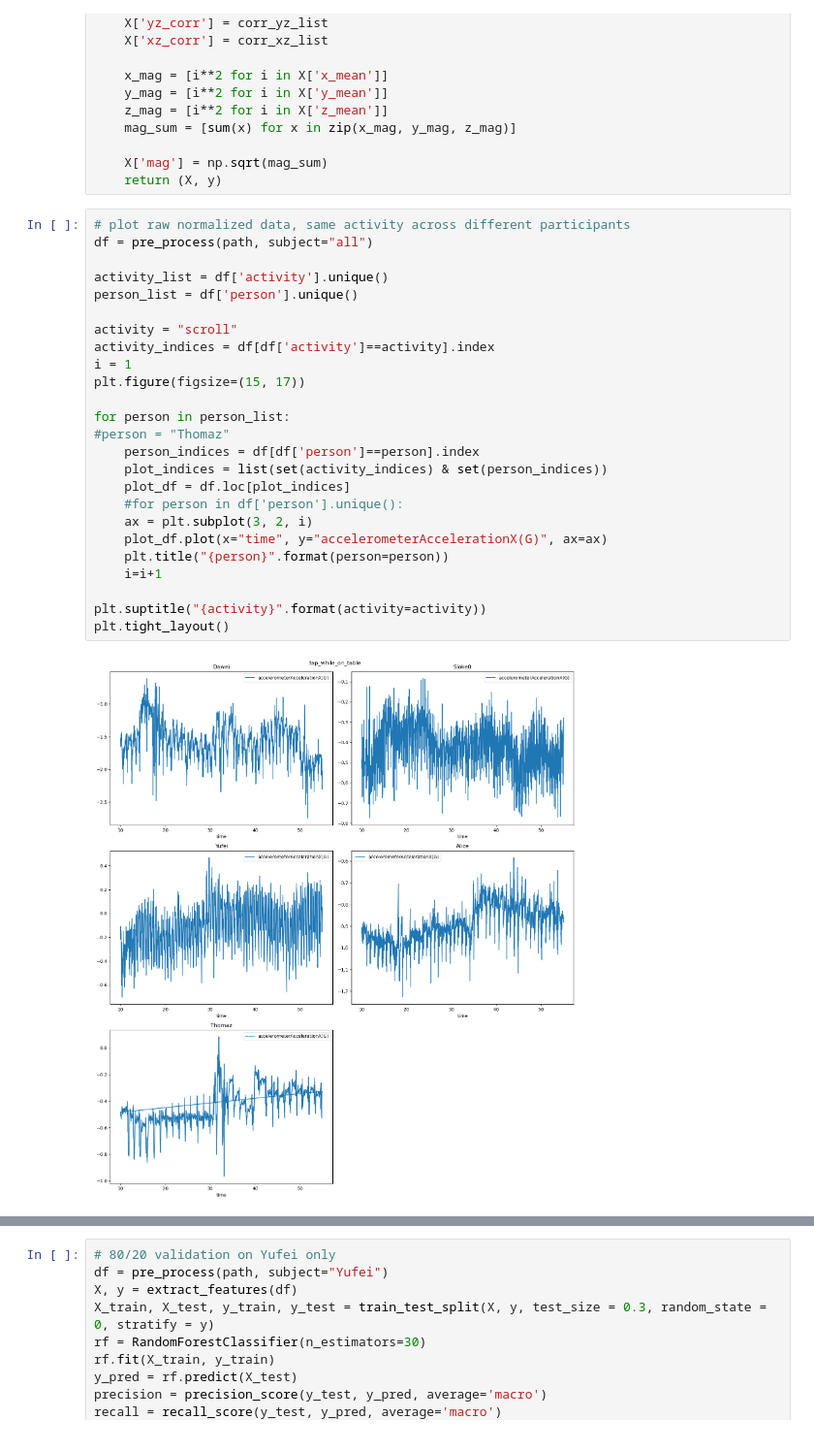
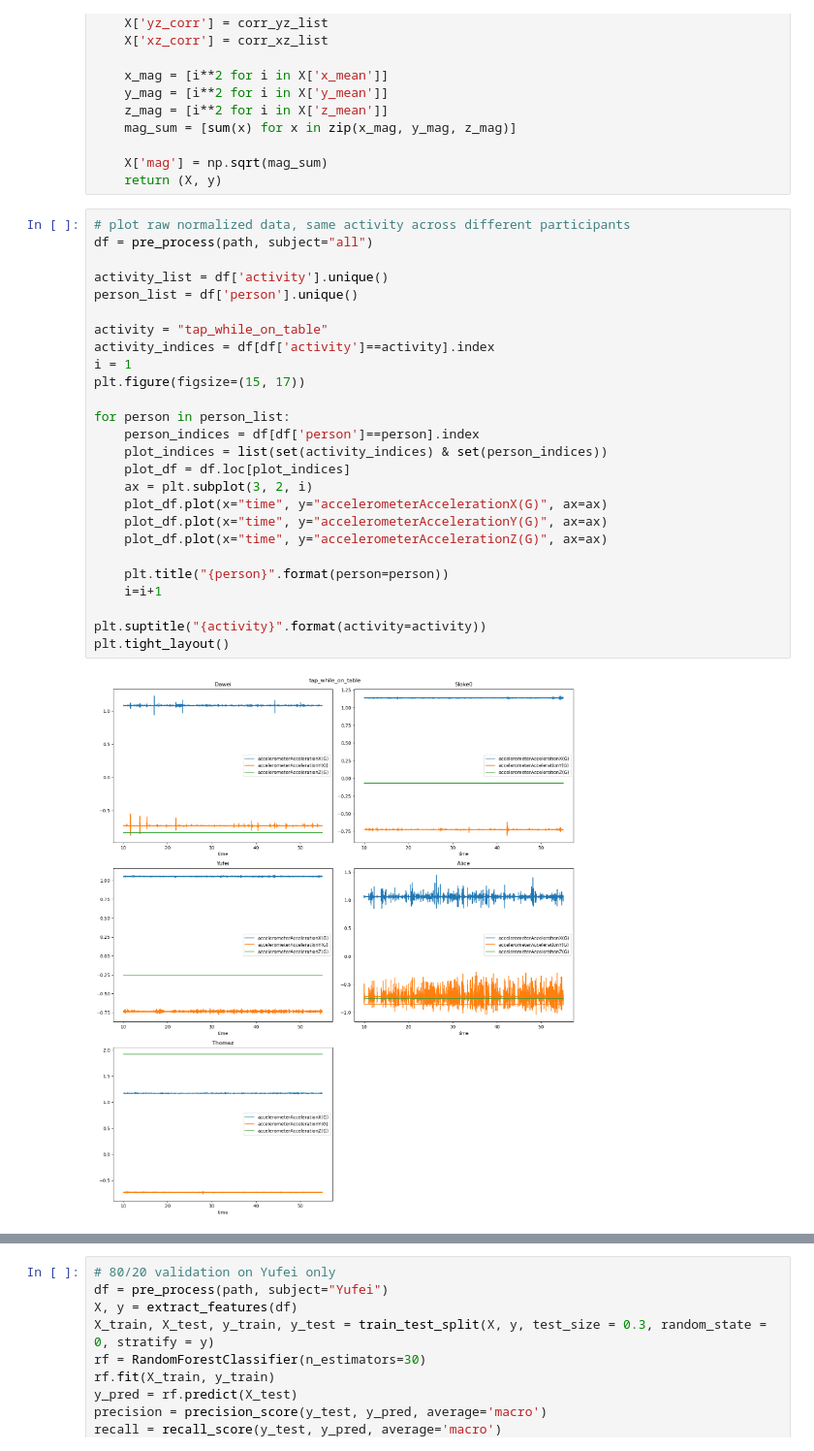
Before and after one commit to slokeshrestha26/PhIMU, a Jupyter notebook: group_data.ipynb, the cells around one changed output, grey strips where cells are left out. Shown at 97% size. Cells and saved outputs as stored; diff of their text form.

```diff
--- a/group_data.ipynb
+++ b/group_data.ipynb
@@ -139,27 +142,28 @@ def extract_features(df):
 # %%
 # plot raw normalized data, same activity across different participants
 df = pre_process(path, subject="all")
 
 activity_list = df['activity'].unique()
 person_list = df['person'].unique()
 
-activity = "scroll"
+activity = "tap_while_on_table"
 activity_indices = df[df['activity']==activity].index
 i = 1
 plt.figure(figsize=(15, 17))
 
 for person in person_list:
-#person = "Thomaz"
     person_indices = df[df['person']==person].index
     plot_indices = list(set(activity_indices) & set(person_indices))
     plot_df = df.loc[plot_indices]
-    #for person in df['person'].unique():
     ax = plt.subplot(3, 2, i)
     plot_df.plot(x="time", y="accelerometerAccelerationX(G)", ax=ax)
+    plot_df.plot(x="time", y="accelerometerAccelerationY(G)", ax=ax)
+    plot_df.plot(x="time", y="accelerometerAccelerationZ(G)", ax=ax)
+
     plt.title("{person}".format(person=person))
     i=i+1
 
 plt.suptitle("{activity}".format(activity=activity))
 plt.tight_layout()
 # %% [output]
-[figure, old version]
+[figure, new version]
```
Also changed, not shown: parts of 5 cells of this notebook, 1 other file.
